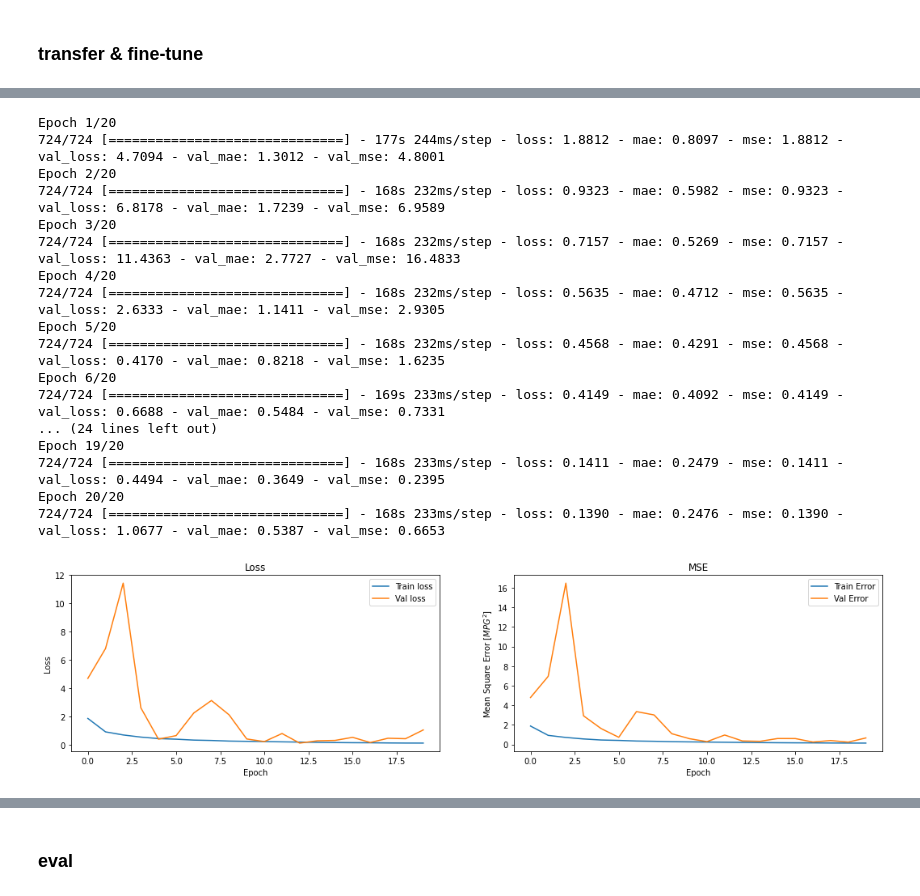
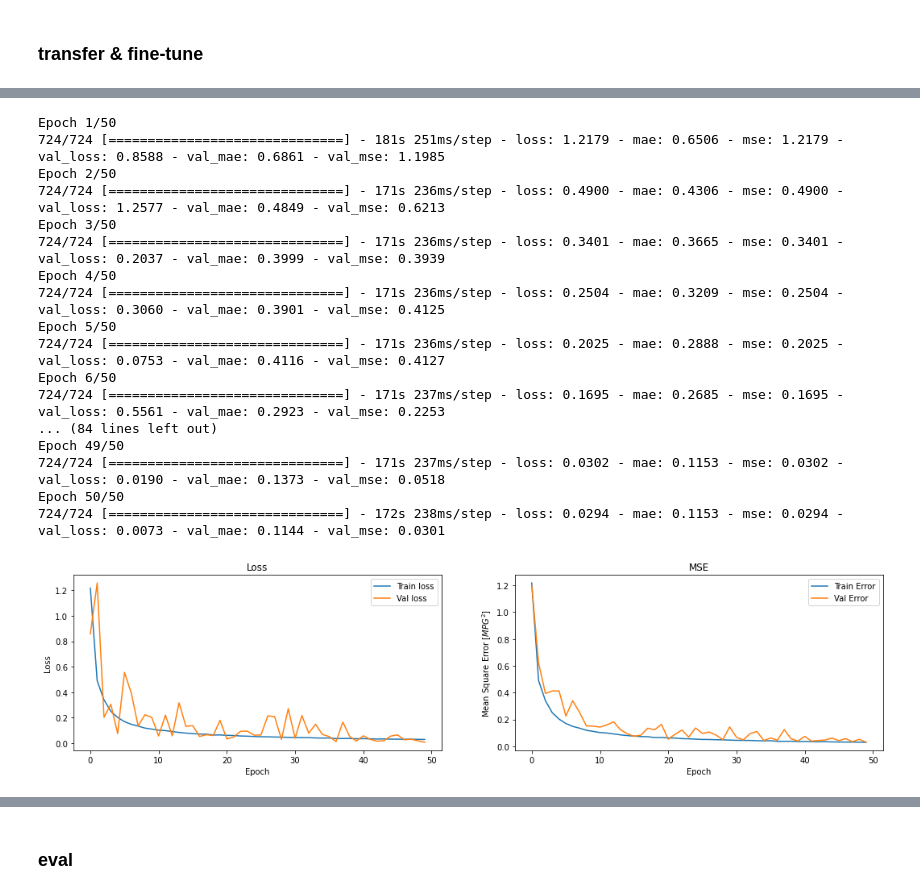
Before and after one commit to parkinkon1/sc_odom, a Jupyter notebook: Untitled1.ipynb, the cells around one changed output, grey strips where cells are left out. Saved outputs shown, nothing was run; the diff lists cells and outputs as text; code cells hidden in the pictures.

```diff
--- a/Untitled1.ipynb
+++ b/Untitled1.ipynb
@@ -68,7 +68,7 @@ train_loader = Loader(kitti_root_dir='/datasets/kitti/raw', kitti_date='2011_09_
 val_loader = Loader(kitti_root_dir='/datasets/kitti/raw', kitti_date='2011_09_30', kitti_drive='0028', data_type='aug',
                     batch_size=5, shuffle=True, load_type='val', val_ratio=0.3)
 
-net.train_self(train_loader, val_loader, epochs=20)
+net.train_self(train_loader, val_loader, epochs=100)
 # %% [output]
 kitti dataset loaded: /datasets/kitti/raw_2011_09_30_0028
 kitti dataset loaded: /datasets/kitti/raw_2011_09_30_0028
@@ -119,21 +119,21 @@ Epoch 10/10
 # %%
-net.train_real(train_loader, val_loader, epochs=20)
+net.train_real(train_loader, val_loader, epochs=50)
 # %% [output]
-Epoch 1/20
-724/724 [==============================] - 177s 244ms/step - loss: 1.8812 - mae: 0.8097 - mse: 1.8812 - val_loss: 4.7094 - val_mae: 1.3012 - val_mse: 4.8001
-Epoch 2/20
-724/724 [==============================] - 168s 232ms/step - loss: 0.9323 - mae: 0.5982 - mse: 0.9323 - val_loss: 6.8178 - val_mae: 1.7239 - val_mse: 6.9589
-Epoch 3/20
-724/724 [==============================] - 168s 232ms/step - loss: 0.7157 - mae: 0.5269 - mse: 0.7157 - val_loss: 11.4363 - val_mae: 2.7727 - val_mse: 16.4833
-Epoch 4/20
-724/724 [==============================] - 168s 232ms/step - loss: 0.5635 - mae: 0.4712 - mse: 0.5635 - val_loss: 2.6333 - val_mae: 1.1411 - val_mse: 2.9305
-Epoch 5/20
-724/724 [==============================] - 168s 232ms/step - loss: 0.4568 - mae: 0.4291 - mse: 0.4568 - val_loss: 0.4170 - val_mae: 0.8218 - val_mse: 1.6235
-Epoch 6/20
-724/724 [==============================] - 169s 233ms/step - loss: 0.4149 - mae: 0.4092 - mse: 0.4149 - val_loss: 0.6688 - val_mae: 0.5484 - val_mse: 0.7331
-... (24 lines left out)
-Epoch 19/20
-724/724 [==============================] - 168s 233ms/step - loss: 0.1411 - mae: 0.2479 - mse: 0.1411 - val_loss: 0.4494 - val_mae: 0.3649 - val_mse: 0.2395
-Epoch 20/20
-724/724 [==============================] - 168s 233ms/step - loss: 0.1390 - mae: 0.2476 - mse: 0.1390 - val_loss: 1.0677 - val_mae: 0.5387 - val_mse: 0.6653
+Epoch 1/50
+724/724 [==============================] - 181s 251ms/step - loss: 1.2179 - mae: 0.6506 - mse: 1.2179 - val_loss: 0.8588 - val_mae: 0.6861 - val_mse: 1.1985
+Epoch 2/50
+724/724 [==============================] - 171s 236ms/step - loss: 0.4900 - mae: 0.4306 - mse: 0.4900 - val_loss: 1.2577 - val_mae: 0.4849 - val_mse: 0.6213
+Epoch 3/50
+724/724 [==============================] - 171s 236ms/step - loss: 0.3401 - mae: 0.3665 - mse: 0.3401 - val_loss: 0.2037 - val_mae: 0.3999 - val_mse: 0.3939
+Epoch 4/50
+724/724 [==============================] - 171s 236ms/step - loss: 0.2504 - mae: 0.3209 - mse: 0.2504 - val_loss: 0.3060 - val_mae: 0.3901 - val_mse: 0.4125
+Epoch 5/50
+724/724 [==============================] - 171s 236ms/step - loss: 0.2025 - mae: 0.2888 - mse: 0.2025 - val_loss: 0.0753 - val_mae: 0.4116 - val_mse: 0.4127
+Epoch 6/50
+724/724 [==============================] - 171s 237ms/step - loss: 0.1695 - mae: 0.2685 - mse: 0.1695 - val_loss: 0.5561 - val_mae: 0.2923 - val_mse: 0.2253
+... (84 lines left out)
+Epoch 49/50
+724/724 [==============================] - 171s 237ms/step - loss: 0.0302 - mae: 0.1153 - mse: 0.0302 - val_loss: 0.0190 - val_mae: 0.1373 - val_mse: 0.0518
+Epoch 50/50
+724/724 [==============================] - 172s 238ms/step - loss: 0.0294 - mae: 0.1153 - mse: 0.0294 - val_loss: 0.0073 - val_mae: 0.1144 - val_mse: 0.0301
-[figure, old version]
+[figure, new version]
```
Also changed, not shown: parts of 7 cells of this notebook, 6 other files.
